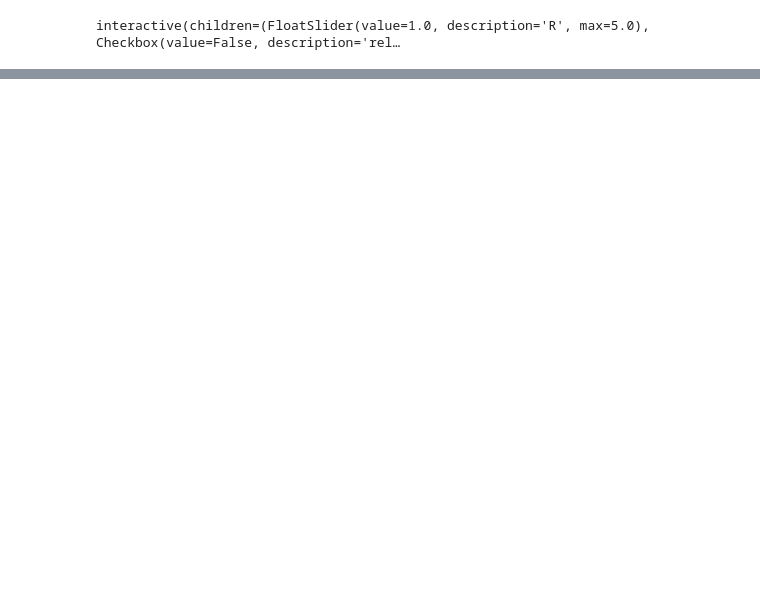
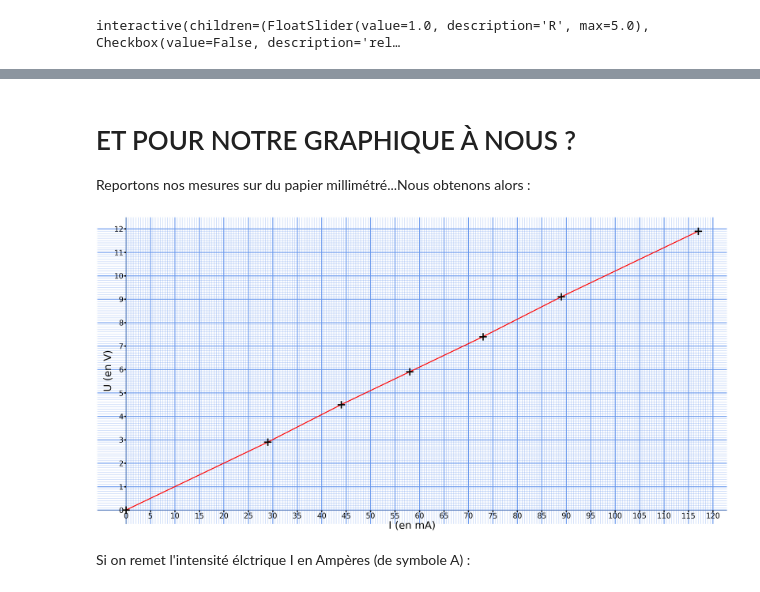
Before and after one commit to DavidLapierre/activite_eleve, a Jupyter notebook: activite_eleve_version_finale.ipynb, the cells around one changed output, grey strips where cells are left out. Saved outputs shown, nothing was run; the diff lists cells and outputs as text; code cells hidden in the pictures; blank space fills up the shorter version.

```diff
--- a/activite_eleve_version_finale.ipynb
+++ b/activite_eleve_version_finale.ipynb
@@ -181,3 +199,51 @@ I = np.array([0, 29, 44, 58, 73, 89, 117])
+# %% [markdown]
+# ET POUR NOTRE GRAPHIQUE À NOUS ?
+Reportons nos mesures sur du papier millimétré...Nous obtenons alors :
+# %%
+%matplotlib inline
+cm = 1/2.54  # centimeters in inches
+
+# LES MESURES
+U = np.array([0, 2.9, 4.5, 5.9, 7.4, 9.1, 11.9])
+I = np.array([0, 29, 44, 58, 73, 89, 117])
+
+fig = plt.figure(figsize=(24/cm,12/cm))
+ax = fig.add_subplot()
+
+major_ticks_top = np.linspace(0,12,13)
+minor_ticks_top = np.linspace(0,12,121)
+major_ticks_bottom = np.linspace(0,120,25)
+minor_ticks_bottom = np.linspace(0,120,241)
+
+# LA GRILLE
+ax.set_xticks(major_ticks_bottom)
+ax.set_yticks(major_ticks_top)
+ax.set_xticks(minor_ticks_bottom, minor=True)
+ax.set_yticks(minor_ticks_top, minor=True)
+ax.grid(which='major', alpha=0.9, color='cornflowerblue', lw=5)
+ax.grid(which='minor', alpha=0.5, color='cornflowerblue', lw=2)
+
+
+# LE PLOT
+ax.plot(I,U,'r+-', ms=40, mec='k', mew=7, lw=5)
+
+
+# LES AXES
+ax.spines['top'].set_visible(False)
+ax.spines['right'].set_visible(False)
+ax.spines['left'].set_position(('data',0))
+ax.spines['bottom'].set_position(('data',0))
+ax.set_xlabel('I (en mA)', fontsize=55)
+ax.set_ylabel('U (en V)', fontsize=55)
+
+# Nous changeons la taille de la fonte des labels des ticks mineurs
+ax.tick_params(axis='both', which='major', length=10, width=7, labelsize=40)
+
+plt.show()
+# %% [output]
+[figure, added]
+# %% [markdown]
+Si on remet l'intensité élctrique I en Ampères (de symbole A) :
 # %%
 %matplotlib inline
 cm = 1/2.54  # centimeters in inches
```
Also changed, not shown: parts of 9 cells of this notebook.
